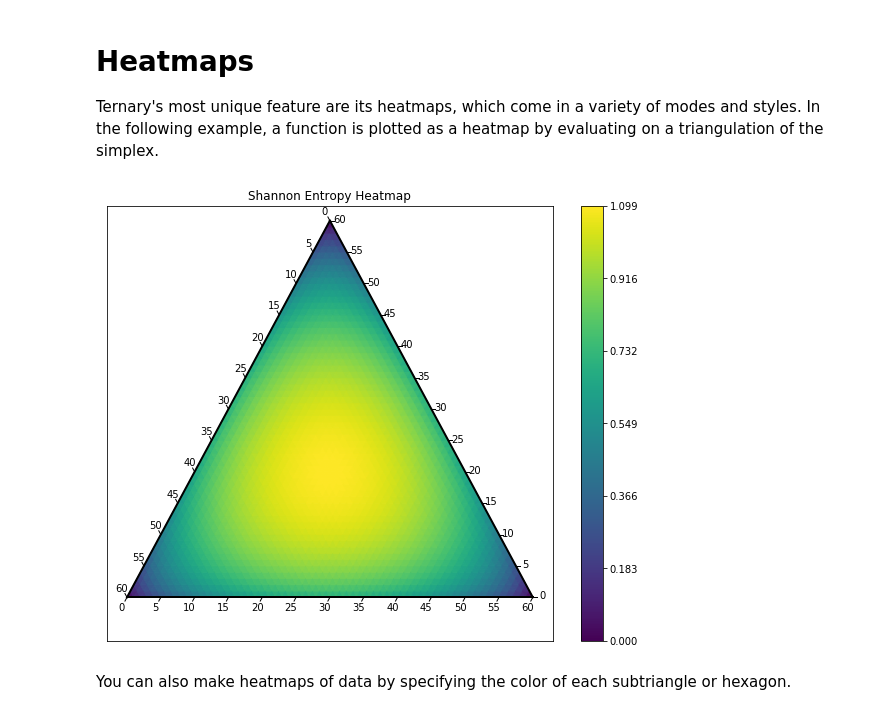
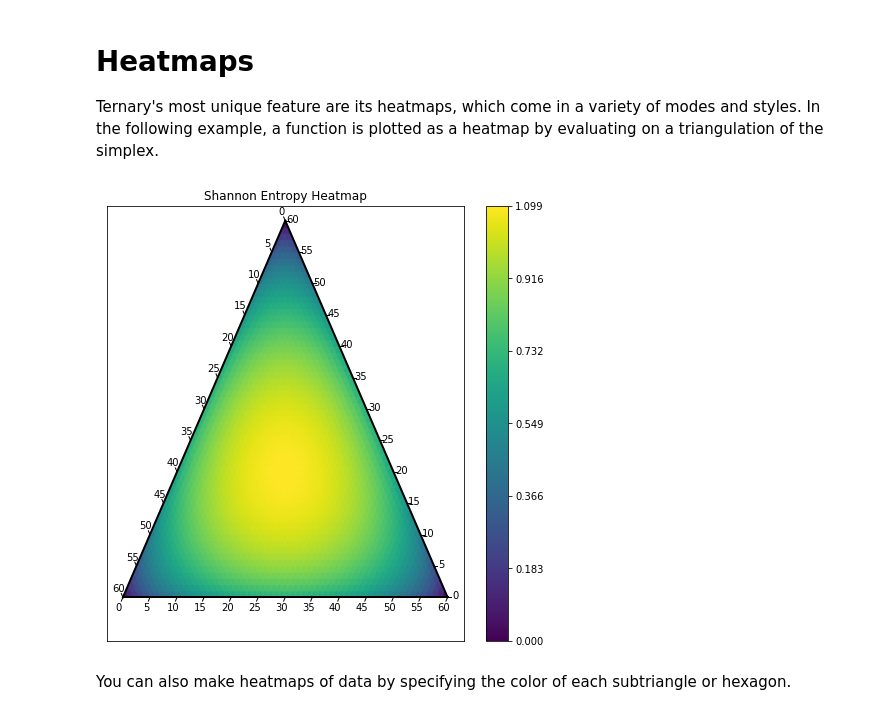
Before and after one commit to marcharper/python-ternary, a Jupyter notebook: examples/Ternary-Examples.ipynb, the cells around one changed output. Saved outputs shown, nothing was run; the diff lists cells and outputs as text; code cells hidden in the pictures.

```diff
--- a/examples/Ternary-Examples.ipynb
+++ b/examples/Ternary-Examples.ipynb
@@ -136,30 +139,29 @@ Ternary's most unique feature are its heatmaps, which come in a variety of modes
 # %%
 import math
 
 def shannon_entropy(p):
     """Computes the Shannon Entropy at a distribution in the simplex."""
     s = 0.
     for i in range(len(p)):
         try:
             s += p[i] * math.log(p[i])
         except ValueError:
             continue
     return -1. * s
 
 import ternary
 scale = 60
 
 figure, tax = ternary.figure(scale=scale)
-figure.set_size_inches(10, 8)
+figure.set_size_inches(8, 8)
 tax.heatmapf(shannon_entropy, boundary=True, style="triangular")
 tax.boundary(linewidth=2.0)
 tax.set_title("Shannon Entropy Heatmap")
 tax.ticks(axis='lbr', linewidth=1, multiple=5)
 tax.clear_matplotlib_ticks()
-
 tax.show()
 # %% [output]
-[figure, old version]
+[figure, new version]
 # %% [markdown]
 You can also make heatmaps of data by specifying the color of each subtriangle or hexagon.
 # %%
```
Also changed, not shown: parts of 5 cells of this notebook, 1 other file.
